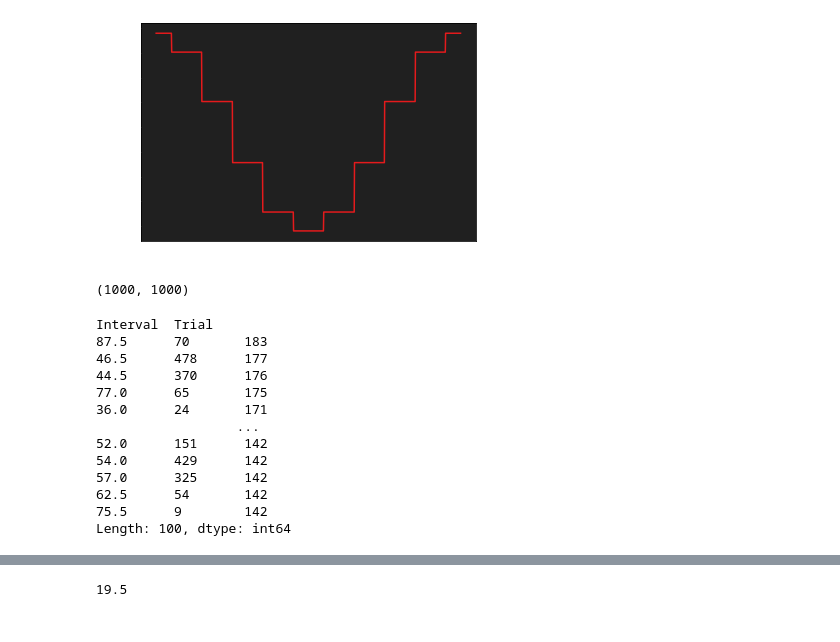
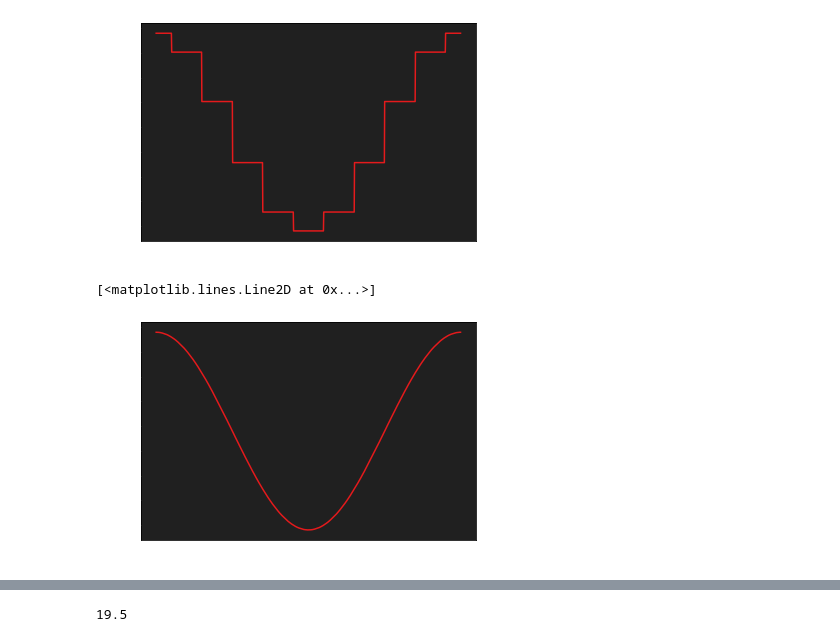
Before and after one commit to a-antoniades/neuroformer_, a Jupyter notebook: neuroformer_LargeRandNet.ipynb, the cells around one changed output, grey strips where cells are left out. Saved outputs shown, nothing was run; the diff lists cells and outputs as text; code cells hidden in the pictures.

```diff
--- a/neuroformer_LargeRandNet.ipynb
+++ b/neuroformer_LargeRandNet.ipynb
@@ -93,6 +94,11 @@ plt.plot(stimulus[0, :,])
 # %% [output]
 [<matplotlib.lines.Line2D at 0x...>]
 [figure]
+# %%
+plt.plot(stimulus[:, 0])
+# %% [output]
+[<matplotlib.lines.Line2D at 0x...>]
+[figure, added]
 # %%
 # df = pd.read_csv(parent_path + "code/data/OneCombo3/Combo3_all_stim.csv")
 frame_window = 20
@@ -110,26 +122,3 @@ df = df.reset_index(drop=True)
 max_window = max(window, window_prev)
 dt_range = math.ceil(max_window / dt) + 1  # add first / last interval for SOS / EOS'
 n_dt = [round(dt * n, 2) for n in range(dt_range)]
-# %%
-stimulus.shape
-# %% [output]
-(1000, 1000)
-# %%
-
-df.groupby(['Interval', 'Trial']).size().nlargest(int(len(df['Trial'].unique()) * 0.2))
-# df.groupby(['Interval_2', 'Trial']).size().nlargest(int(len(df['Trial'].unique()) * 0.2))
-# df.groupby(['Interval', 'Trial']).size().plot.bar()
-# %% [output]
-Interval  Trial
-87.5      70       183
-46.5      478      177
-44.5      370      176
-77.0      65       175
-36.0      24       171
-                  ...
-52.0      151      142
-54.0      429      142
-57.0      325      142
-62.5      54       142
-75.5      9        142
-Length: 100, dtype: int64
```
Also changed, not shown: parts of 27 cells of this notebook, 9 other files.
